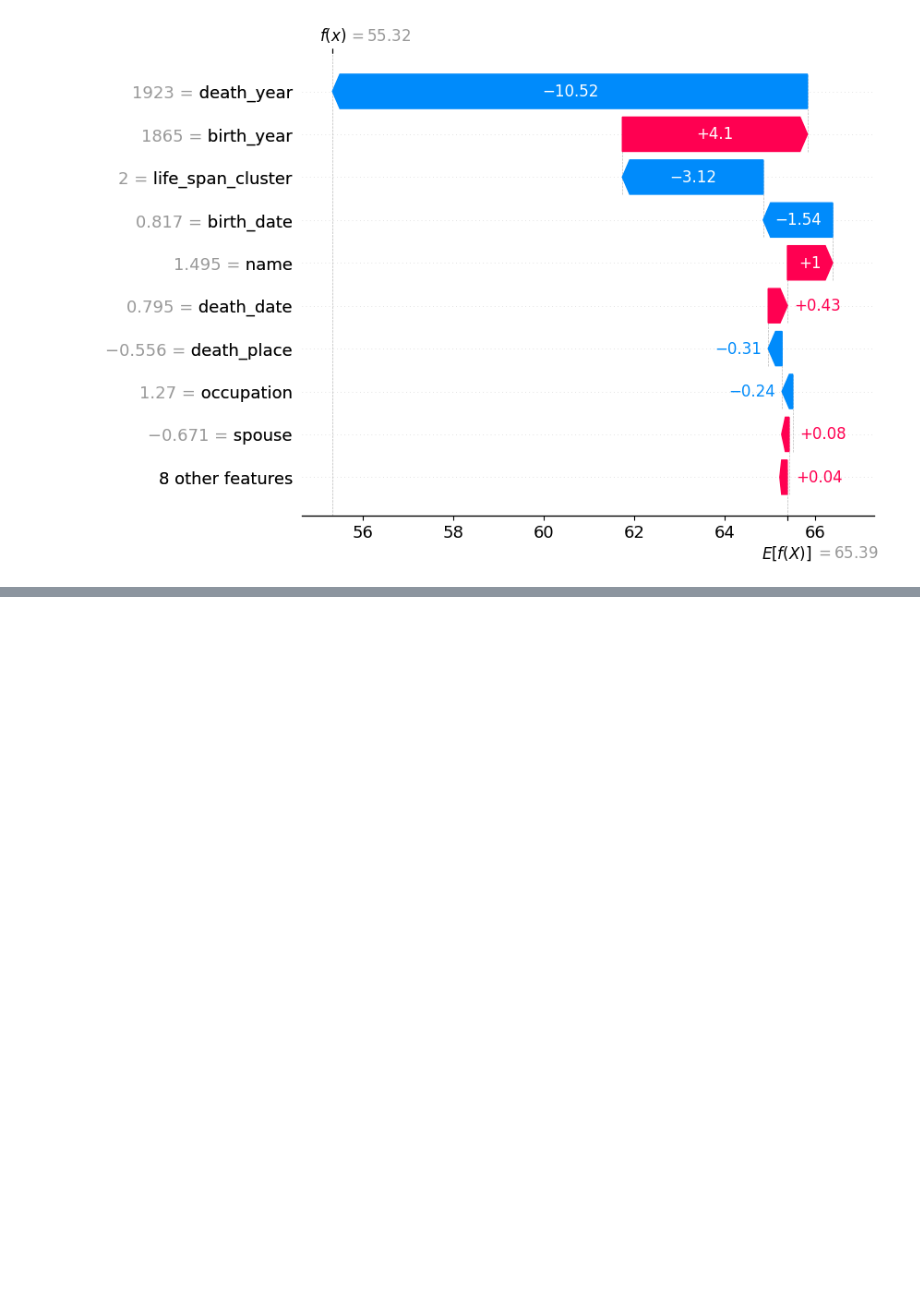
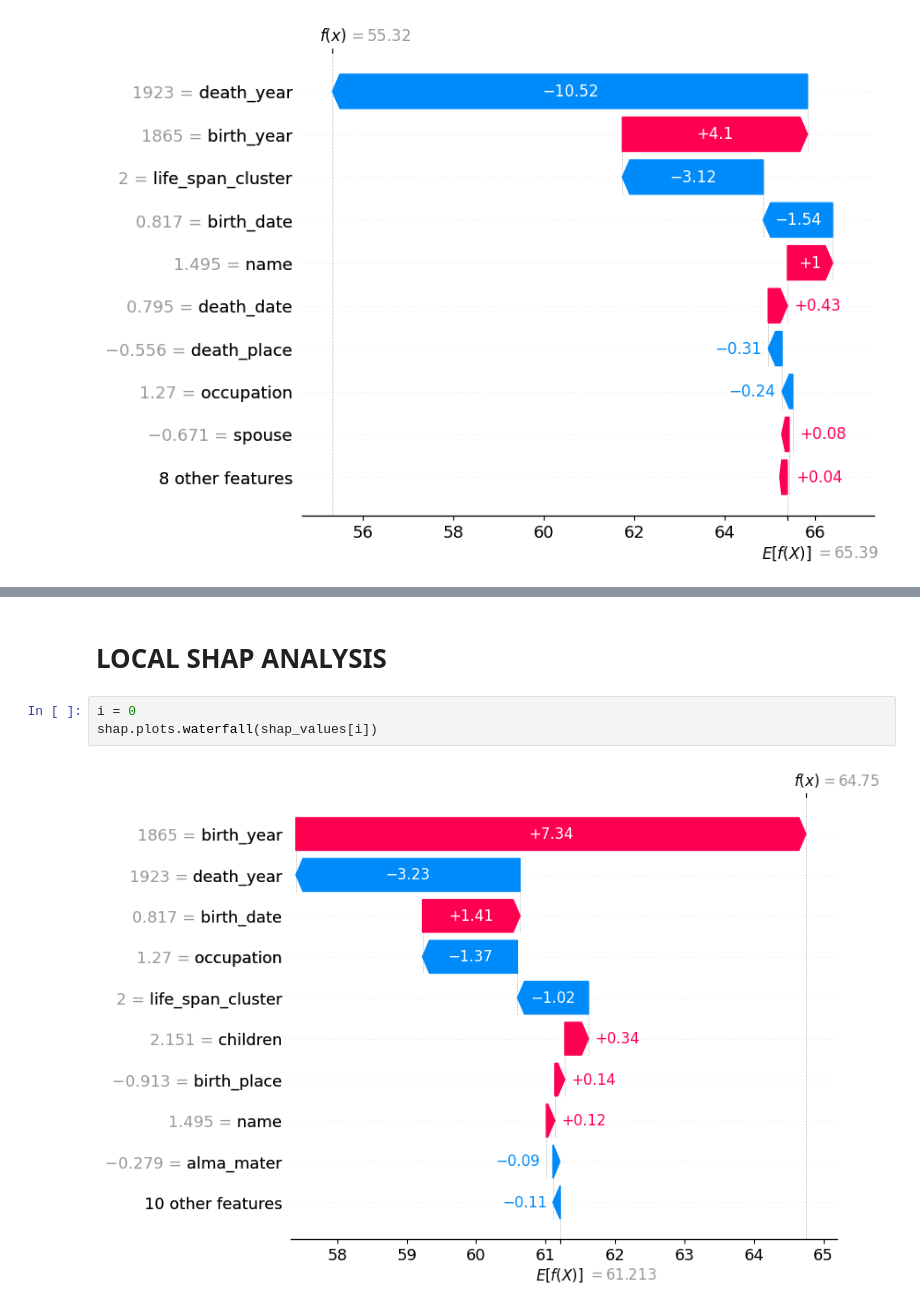
Before and after one commit to rasulbekdeveloper907/LifeSpan_Peoples, a Jupyter notebook: Notebooks/shap_analysis.ipynb, the cells around one changed output, grey strips where cells are left out. Saved outputs shown, nothing was run; the diff lists cells and outputs as text; blank space fills up the shorter version.

```diff
--- a/Notebooks/shap_analysis.ipynb
+++ b/Notebooks/shap_analysis.ipynb
@@ -138,0 +100,7 @@ Model ko‘proq **temporal feature’lar** (`birth_year`, `death_year`, `birth_d
+# %% [markdown]
+# LOCAL SHAP ANALYSIS
+# %%
+i = 0
+shap.plots.waterfall(shap_values[i])
+# %% [output]
+[figure, added]
```
Also changed, not shown: parts of 14 cells of this notebook, 1 other file.
